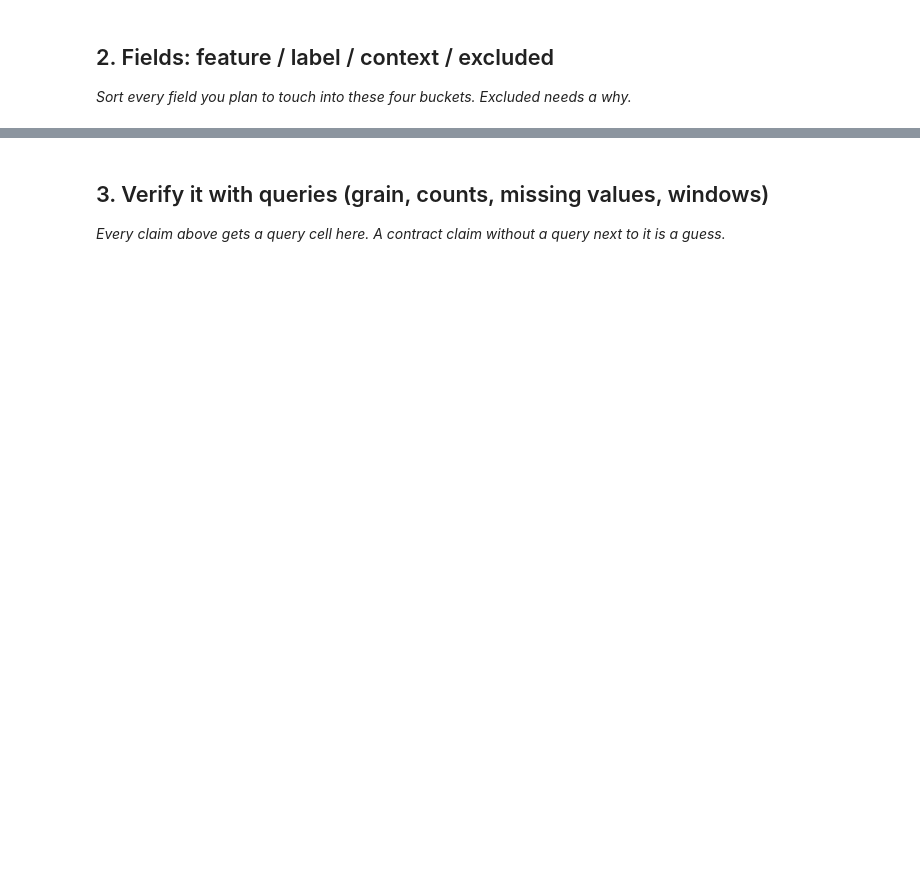
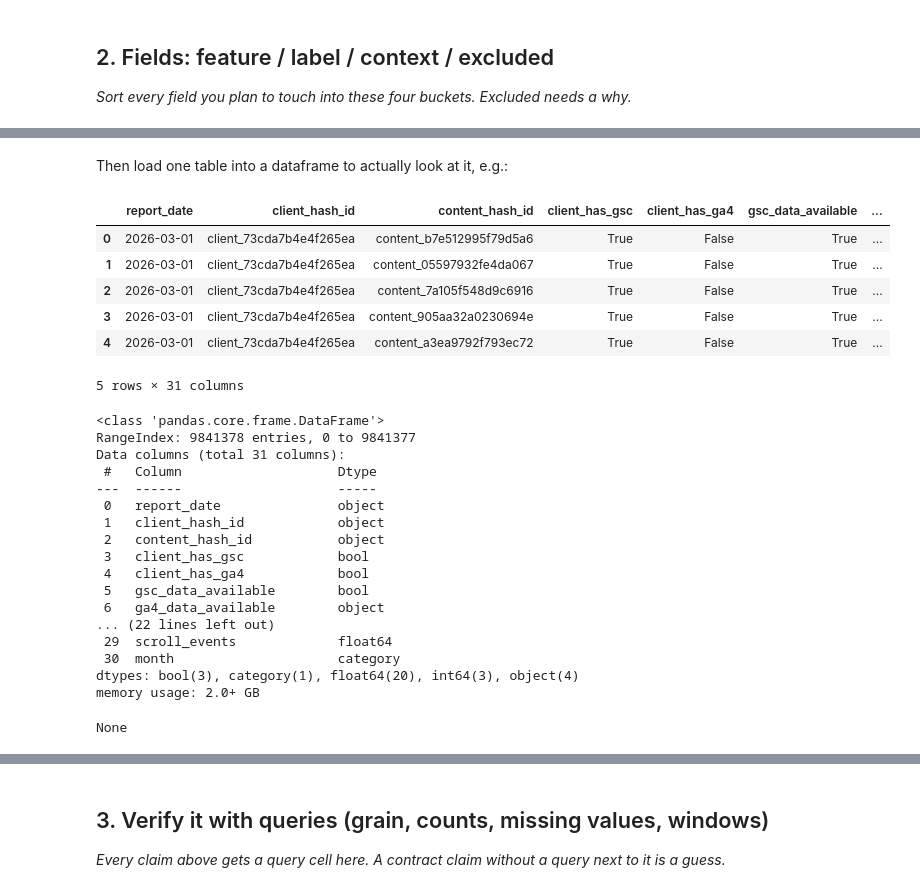
Before and after one commit to Lacenedihia/flyrank-ml-internship-starter, a Jupyter notebook: work/notebooks/w03_data_contract.ipynb, the cells around one changed output, grey strips where cells are left out. Saved outputs shown, nothing was run; the diff lists cells and outputs as text; code cells hidden in the pictures; blank space fills up the shorter version.

```diff
--- a/work/notebooks/w03_data_contract.ipynb
+++ b/work/notebooks/w03_data_contract.ipynb
@@ -22,0 +109,37 @@ This skeleton is yours to fill. Work the sections **in order** — each one has
+# %% [markdown]
+Then load one table into a dataframe to actually look at it, e.g.:
+# %%
+import pandas as pd
+
+df = pd.read_parquet(
+    "hf://datasets/FlyRank/internship-warehouse/fact_content_daily_performance/month=2026-03/data_0.parquet",
+    storage_options={"token": HF_TOKEN}
+)
+display(df.head())
+display(df.info())
+# %% [output]
+|  | report_date | client_hash_id | content_hash_id | client_has_gsc | client_has_ga4 | gsc_data_available | ... |
+| 0 | 2026-03-01 | client_73cda7b4e4f265ea | content_b7e512995f79d5a6 | True | False | True | ... |
+| 1 | 2026-03-01 | client_73cda7b4e4f265ea | content_05597932fe4da067 | True | False | True | ... |
+| 2 | 2026-03-01 | client_73cda7b4e4f265ea | content_7a105f548d9c6916 | True | False | True | ... |
+| 3 | 2026-03-01 | client_73cda7b4e4f265ea | content_905aa32a0230694e | True | False | True | ... |
+| 4 | 2026-03-01 | client_73cda7b4e4f265ea | content_a3ea9792f793ec72 | True | False | True | ... |
+5 rows × 31 columns
+<class 'pandas.core.frame.DataFrame'>
+RangeIndex: 9841378 entries, 0 to 9841377
+Data columns (total 31 columns):
+ #   Column                    Dtype
+---  ------                    -----
+ 0   report_date               object
+ 1   client_hash_id            object
+ 2   content_hash_id           object
+ 3   client_has_gsc            bool
+ 4   client_has_ga4            bool
+ 5   gsc_data_available        bool
+ 6   ga4_data_available        object
+... (22 lines left out)
+ 29  scroll_events             float64
+ 30  month                     category
+dtypes: bool(3), category(1), float64(20), int64(3), object(4)
+memory usage: 2.0+ GB
+None
```
Also changed, not shown: parts of 26 cells of this notebook.
